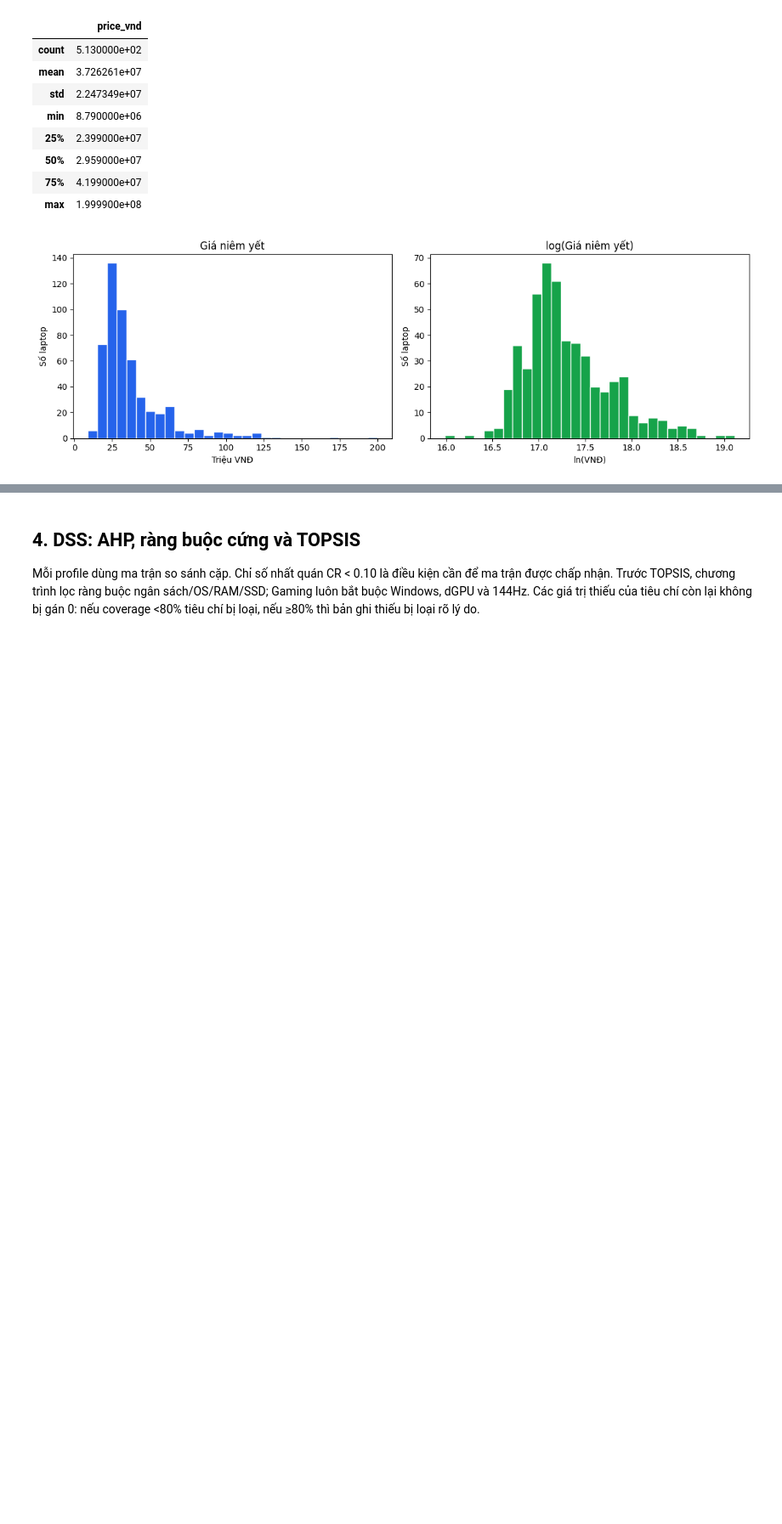
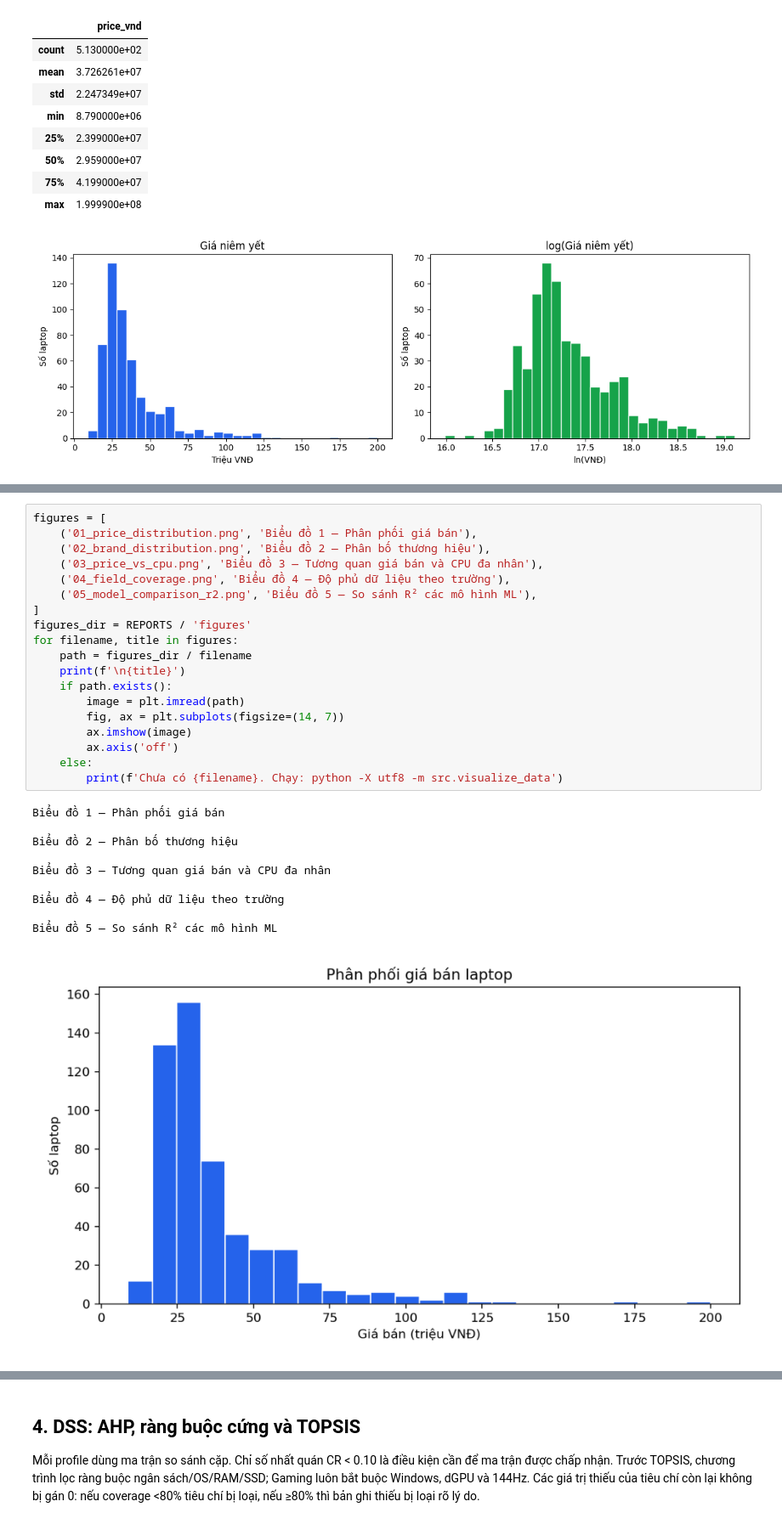
Before and after one commit to dieuiuquinbel/DSSEnd, a Jupyter notebook: notebooks/LaptopDSS_End_to_End_Audit.ipynb, the cells around one changed output, grey strips where cells are left out. Shown at 85% size. Drawn from its saved outputs; the diff is of its cells as text; blank space fills up the shorter version.

```diff
--- a/notebooks/LaptopDSS_End_to_End_Audit.ipynb
+++ b/notebooks/LaptopDSS_End_to_End_Audit.ipynb
@@ -108,0 +146,30 @@ plt.show()
+# %%
+figures = [
+    ('01_price_distribution.png', 'Biểu đồ 1 — Phân phối giá bán'),
+    ('02_brand_distribution.png', 'Biểu đồ 2 — Phân bố thương hiệu'),
+    ('03_price_vs_cpu.png', 'Biểu đồ 3 — Tương quan giá bán và CPU đa nhân'),
+    ('04_field_coverage.png', 'Biểu đồ 4 — Độ phủ dữ liệu theo trường'),
+    ('05_model_comparison_r2.png', 'Biểu đồ 5 — So sánh R² các mô hình ML'),
+]
+figures_dir = REPORTS / 'figures'
+for filename, title in figures:
+    path = figures_dir / filename
+    print(f'\n{title}')
+    if path.exists():
+        image = plt.imread(path)
+        fig, ax = plt.subplots(figsize=(14, 7))
+        ax.imshow(image)
+        ax.axis('off')
+    else:
+        print(f'Chưa có {filename}. Chạy: python -X utf8 -m src.visualize_data')
+# %% [output]
+Biểu đồ 1 — Phân phối giá bán
+
+Biểu đồ 2 — Phân bố thương hiệu
+
+Biểu đồ 3 — Tương quan giá bán và CPU đa nhân
+
+Biểu đồ 4 — Độ phủ dữ liệu theo trường
+
+Biểu đồ 5 — So sánh R² các mô hình ML
+[figure, added]
```
Also changed, not shown: parts of 19 cells of this notebook, 26 other files.
